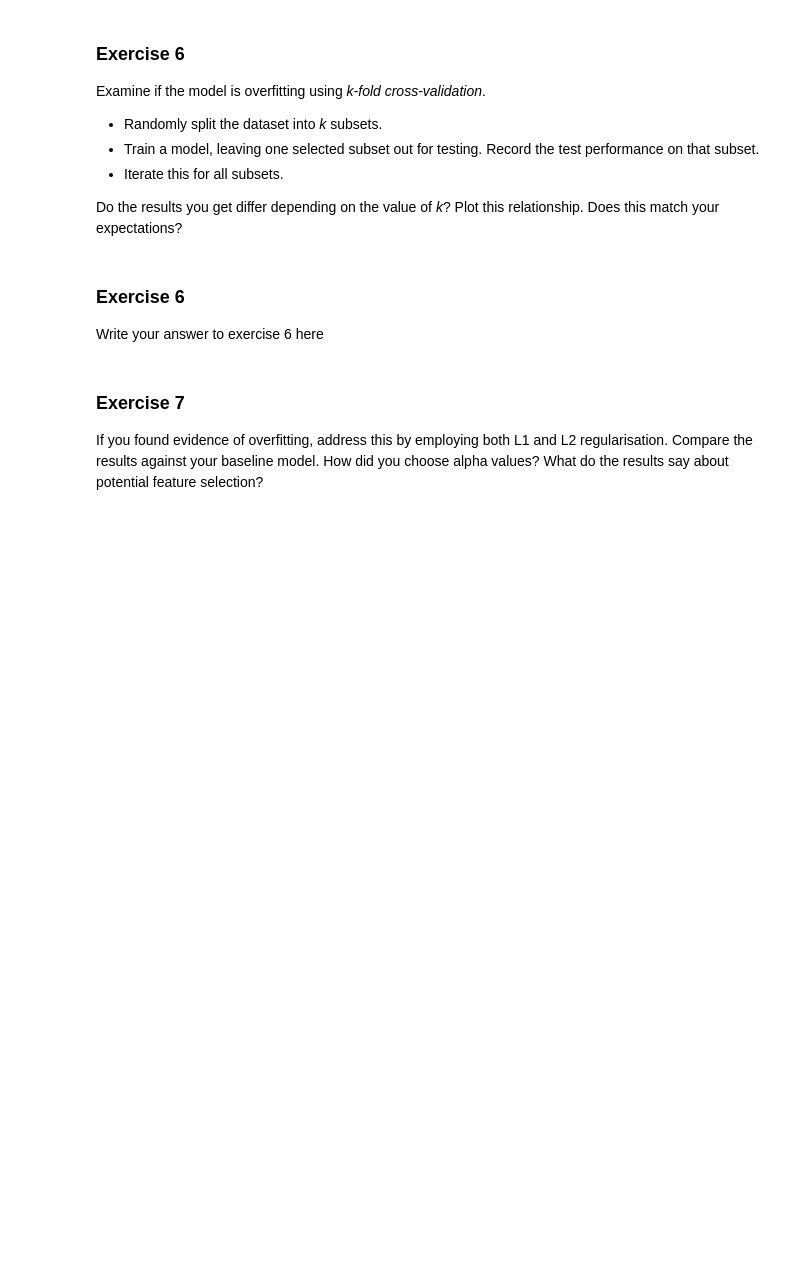
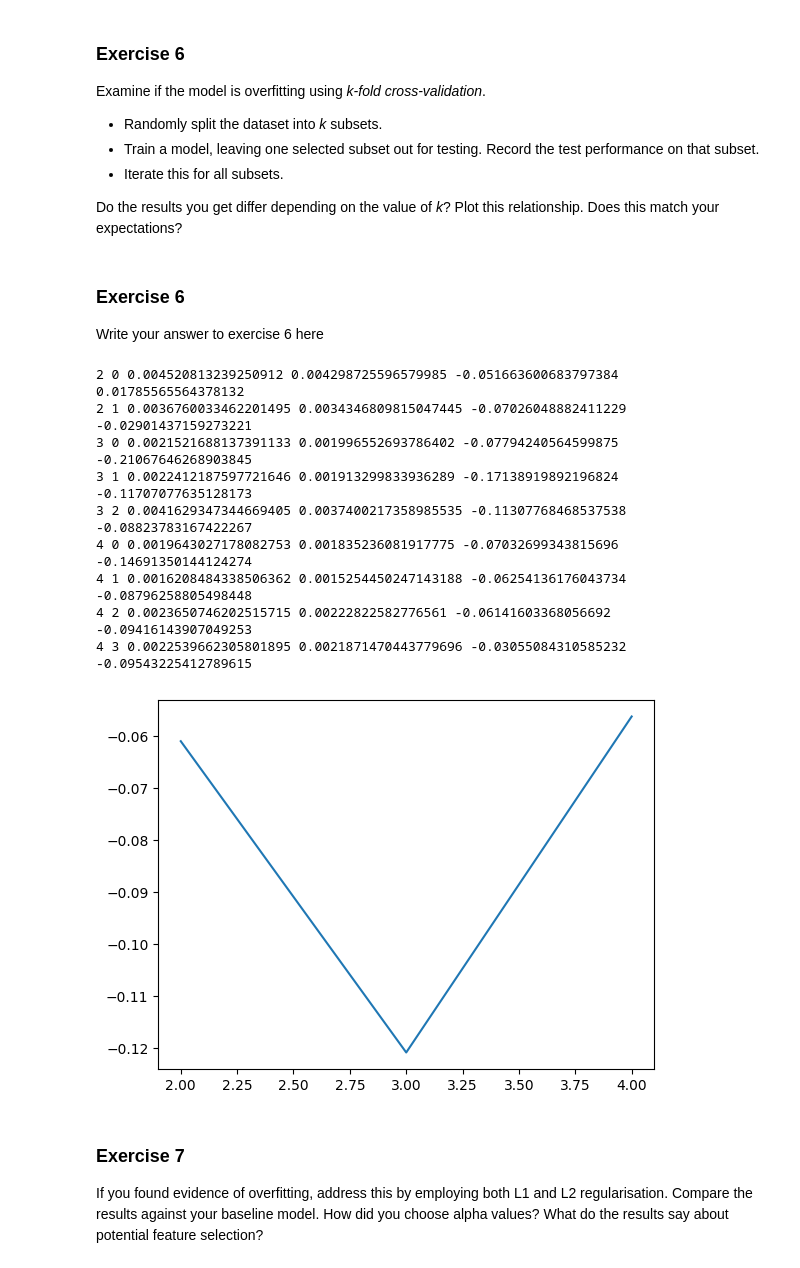
Before and after one commit to EuanWorth/ecw66_ads_2024, a Jupyter notebook: Practical_3.ipynb, the cells around one changed output. Drawn from its saved outputs; the diff is of its cells as text; code cells hidden in the pictures; blank space fills up the shorter version.

```diff
--- a/Practical_3.ipynb
+++ b/Practical_3.ipynb
@@ -964,3 +958,39 @@ Write your answer to exercise 6 here
+# %%
+def cross_validate(design_matrix, response_vector, k):
+  permutation = np.random.permutation(len(design_matrix))
+  design_matrix_folds = [design_matrix[permutation][i::k] for i in range(k)]
+  response_vector_folds = [response_vector[permutation][i::k] for i in range(k)]
+  test_scores = []
+  for i in range(k):
+    train_design_matrix = np.concatenate(design_matrix_folds[:i] + design_matrix_folds[i+1:])
+    train_response_vector = np.concatenate(response_vector_folds[:i] + response_vector_folds[i+1:])
+    test_design_matrix = design_matrix_folds[i]
+    test_response_vector = response_vector_folds[i]
+    model = sm.OLS(train_response_vector, train_design_matrix*1)
+    fit = model.fit()
+    predictions = fit.predict(test_design_matrix)
+    rsum = np.sum((predictions - test_response_vector)**2)
+    tss = np.sum((test_response_vector - np.mean(test_response_vector))**2)
+    rsquared = 1 - rsum/tss
+    corr = np.corrcoef(predictions, test_response_vector)[0,1]
+    print(k, i, rsum, tss, rsquared, corr)
+    test_scores.append(rsquared)
+  return sum(test_scores)/len(test_scores)
+k_max = 5
+results = [cross_validate(students.values, norm_age_df[21].values, i) for i in range(2,k_max + 1)]
+plt.plot(range(2,k_max + 1), results)
+plt.show()
+# %% [output]
+2 0 0.004520813239250912 0.004298725596579985 -0.051663600683797384 0.01785565564378132
+2 1 0.0036760033462201495 0.0034346809815047445 -0.07026048882411229 -0.02901437159273221
+3 0 0.0021521688137391133 0.001996552693786402 -0.07794240564599875 -0.21067646268903845
+3 1 0.0022412187597721646 0.001913299833936289 -0.17138919892196824 -0.11707077635128173
+3 2 0.0041629347344669405 0.0037400217358985535 -0.11307768468537538 -0.08823783167422267
+4 0 0.0019643027178082753 0.001835236081917775 -0.07032699343815696 -0.14691350144124274
+4 1 0.0016208484338506362 0.0015254450247143188 -0.06254136176043734 -0.08796258805498448
+4 2 0.0023650746202515715 0.00222822582776561 -0.06141603368056692 -0.09416143907049253
+4 3 0.0022539662305801895 0.0021871470443779696 -0.03055084310585232 -0.09543225412789615
+[figure, added]
 # %% [markdown]
 ### Exercise 7
 
```
Also changed, not shown: parts of 10 cells of this notebook.
